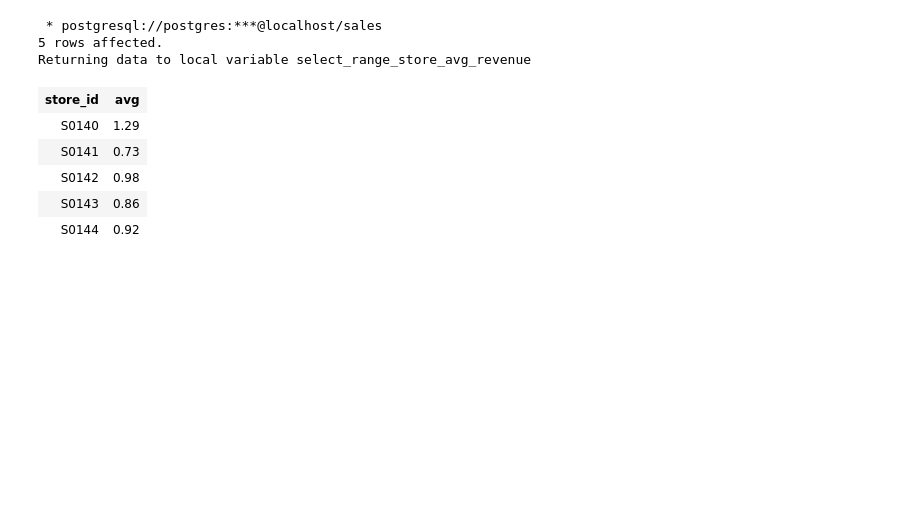
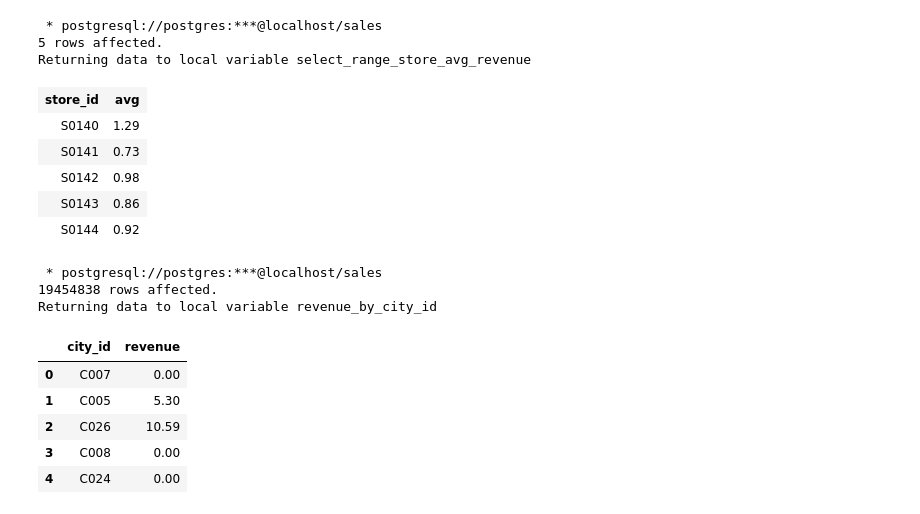
Before and after one commit to ChigozieObika/sql_sales_analysis, a Jupyter notebook: ipython_analysis.ipynb, the cells around one changed output. Drawn from its saved outputs; the diff is of its cells as text; code cells hidden in the pictures; blank space fills up the shorter version.

```diff
--- a/ipython_analysis.ipynb
+++ b/ipython_analysis.ipynb
@@ -182,3 +179,21 @@ select_range_store_avg_revenue
 | S0142 | 0.98 |
 | S0143 | 0.86 |
 | S0144 | 0.92 |
+# %%
+%%sql revenue_by_city_id << SELECT store_cities.city_id, sales.revenue
+FROM sales
+INNER JOIN store_cities ON sales.store_id=store_cities.store_id
+# %% [output]
+ * postgresql://postgres:***@localhost/sales
+19454838 rows affected.
+Returning data to local variable revenue_by_city_id
+# %%
+revenue_by_city_id_df = revenue_by_city_id.DataFrame()
+revenue_by_city_id_df.head()
+# %% [output]
+|  | city_id | revenue |
+| 0 | C007 | 0.00 |
+| 1 | C005 | 5.30 |
+| 2 | C026 | 10.59 |
+| 3 | C008 | 0.00 |
+| 4 | C024 | 0.00 |
```
Also changed, not shown: parts of 4 cells of this notebook, 1 other file.
